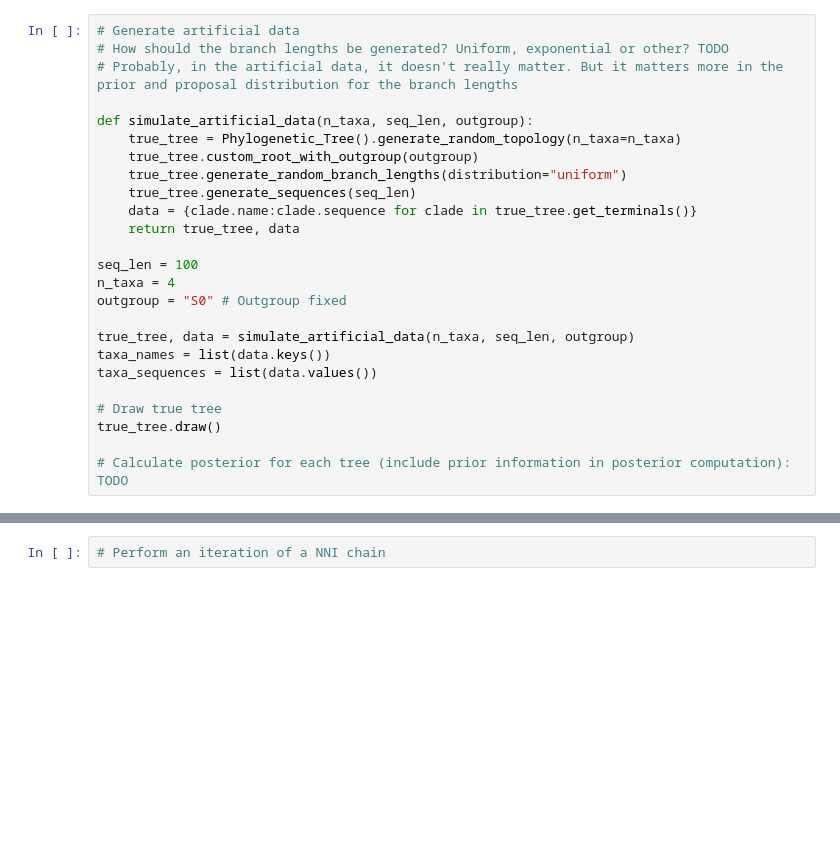
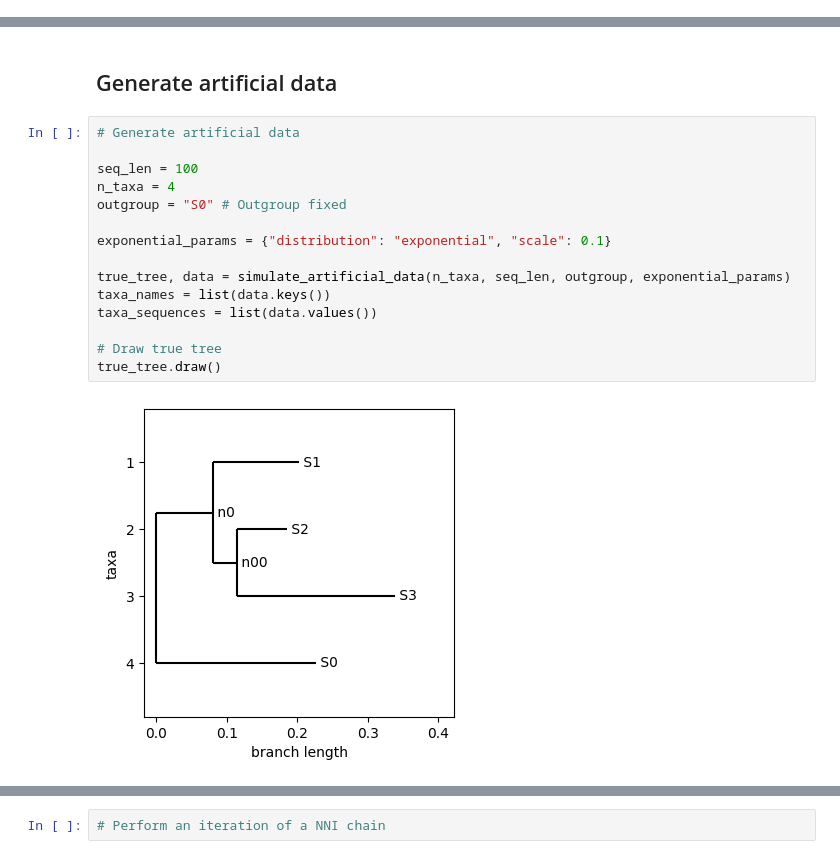
Before and after one commit to LeonMengoni/Bayesian-Phylogenetics, a Jupyter notebook: BayesianPhylogenetics.ipynb, the cells around one changed output, grey strips where cells are left out. Drawn from its saved outputs; the diff is of its cells as text; blank space fills up the shorter version.

```diff
--- a/BayesianPhylogenetics.ipynb
+++ b/BayesianPhylogenetics.ipynb
@@ -81,25 +19,0 @@ Likelihood: 1.1611292504436368e-45
-# %%
-# Generate artificial data
-# How should the branch lengths be generated? Uniform, exponential or other? TODO
-# Probably, in the artificial data, it doesn't really matter. But it matters more in the prior and proposal distribution for the branch lengths
-
-def simulate_artificial_data(n_taxa, seq_len, outgroup):
-    true_tree = Phylogenetic_Tree().generate_random_topology(n_taxa=n_taxa)
-    true_tree.custom_root_with_outgroup(outgroup)
-    true_tree.generate_random_branch_lengths(distribution="uniform")
-    true_tree.generate_sequences(seq_len)
-    data = {clade.name:clade.sequence for clade in true_tree.get_terminals()}
-    return true_tree, data
-
-seq_len = 100
-n_taxa = 4
-outgroup = "S0" # Outgroup fixed
-
-true_tree, data = simulate_artificial_data(n_taxa, seq_len, outgroup)
-taxa_names = list(data.keys())
-taxa_sequences = list(data.values())
-
-# Draw true tree
-true_tree.draw()
-
-# Calculate posterior for each tree (include prior information in posterior computation): TODO
@@ -230,0 +20,19 @@ Final tree:
+# %% [markdown]
+## Generate artificial data
+# %%
+# Generate artificial data
+
+seq_len = 100
+n_taxa = 4
+outgroup = "S0" # Outgroup fixed
+
+exponential_params = {"distribution": "exponential", "scale": 0.1}
+
+true_tree, data = simulate_artificial_data(n_taxa, seq_len, outgroup, exponential_params)
+taxa_names = list(data.keys())
+taxa_sequences = list(data.values())
+
+# Draw true tree
+true_tree.draw()
+# %% [output]
+[figure, added]
```
Also changed, not shown: parts of 11 cells of this notebook, 16 other files.
